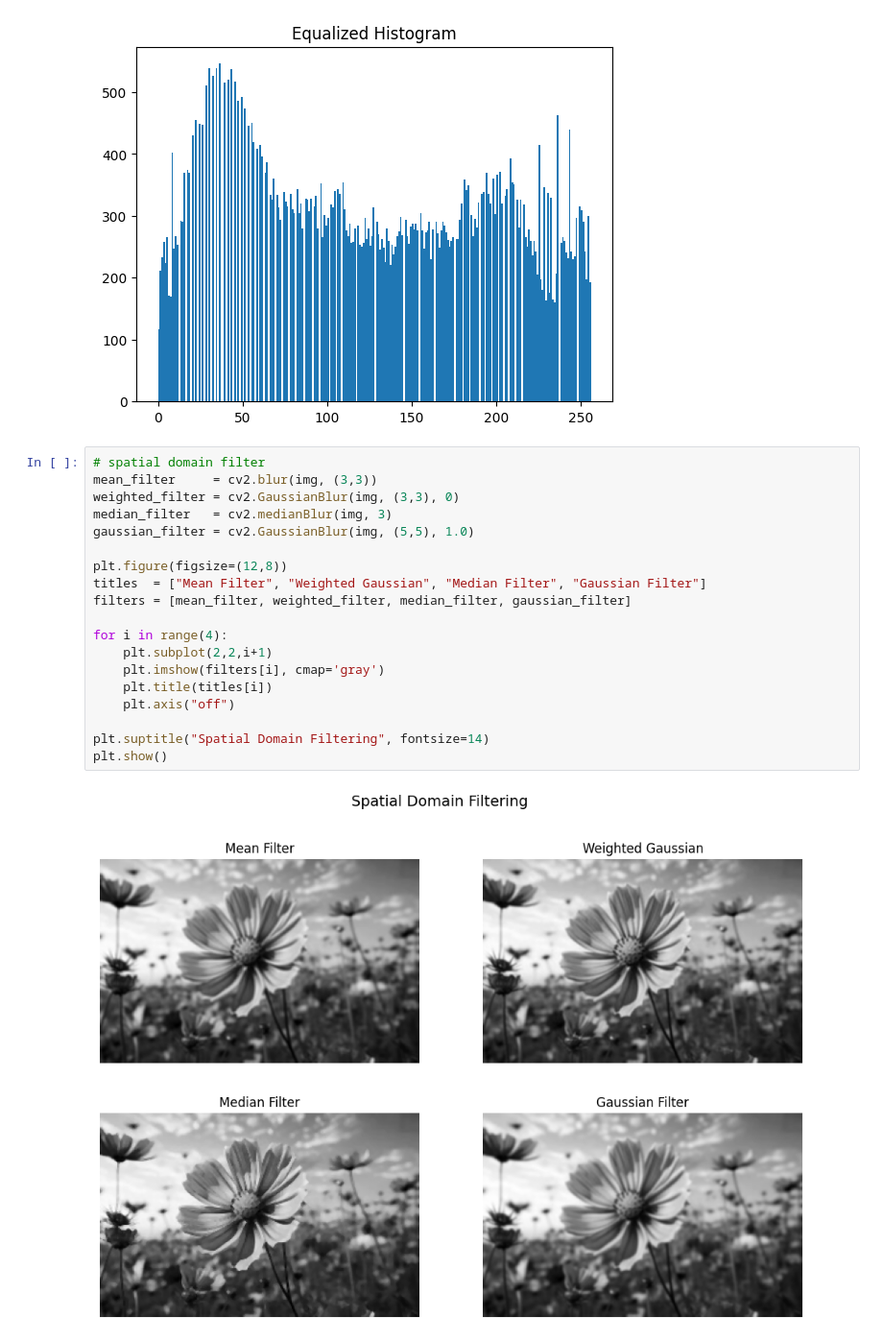
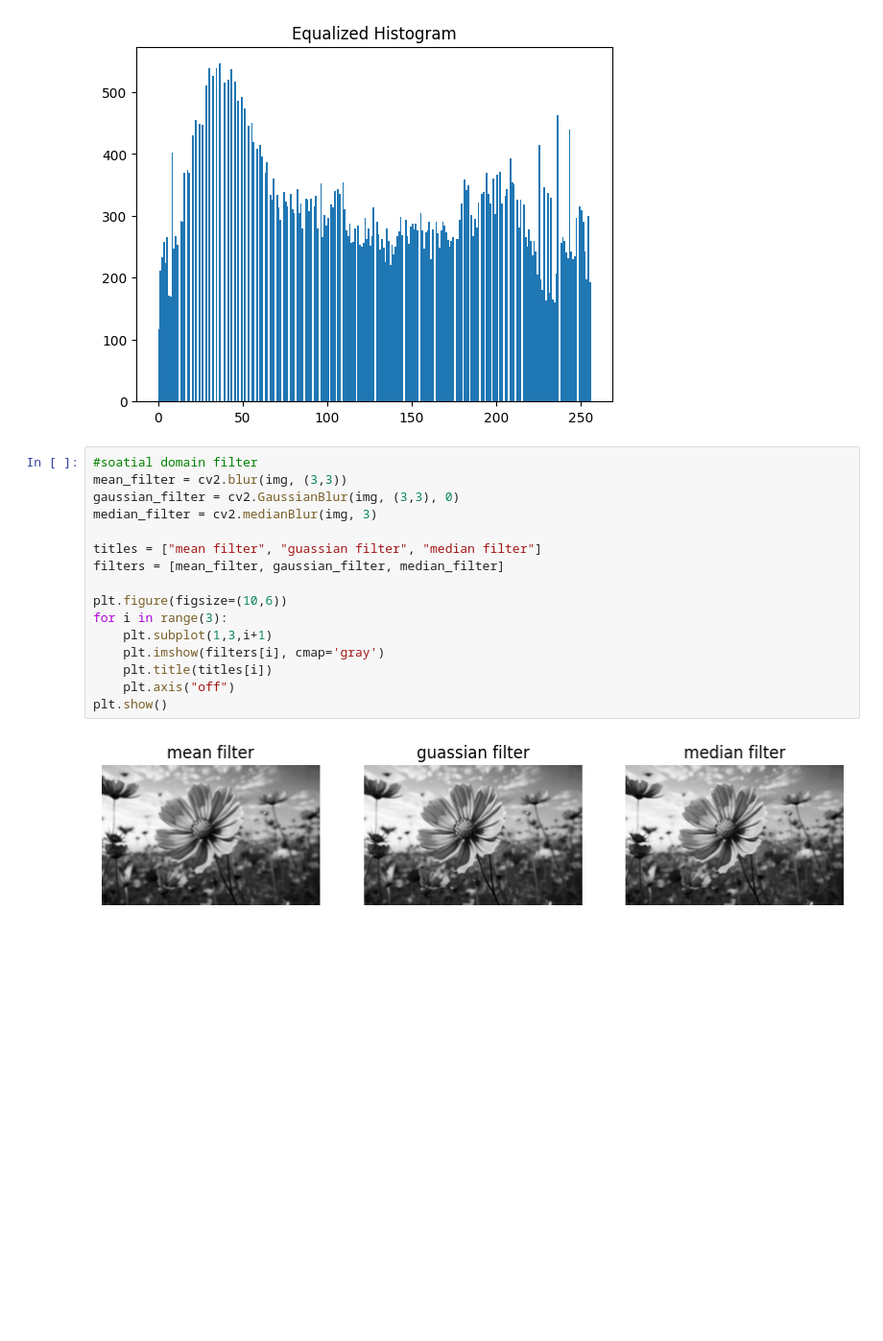
Before and after one commit to catpixie-47/FDIP, a Jupyter notebook: FDIP_2_123B1F047.ipynb, the cells around one changed output. Shown: that part at 96% size. Drawn from its saved outputs; the diff is of its cells as text; blank space fills up the shorter version.

```diff
--- a/FDIP_2_123B1F047.ipynb
+++ b/FDIP_2_123B1F047.ipynb
@@ -44,24 +45,21 @@ plt.show()
 # %% [output]
 [figure]
 # %%
-# spatial domain filter
-mean_filter     = cv2.blur(img, (3,3))
-weighted_filter = cv2.GaussianBlur(img, (3,3), 0)
-median_filter   = cv2.medianBlur(img, 3)
-gaussian_filter = cv2.GaussianBlur(img, (5,5), 1.0)
+#soatial domain filter
+mean_filter = cv2.blur(img, (3,3))
+gaussian_filter = cv2.GaussianBlur(img, (3,3), 0)
+median_filter = cv2.medianBlur(img, 3)
 
-plt.figure(figsize=(12,8))
-titles  = ["Mean Filter", "Weighted Gaussian", "Median Filter", "Gaussian Filter"]
-filters = [mean_filter, weighted_filter, median_filter, gaussian_filter]
+titles = ["mean filter", "guassian filter", "median filter"]
+filters = [mean_filter, gaussian_filter, median_filter]
 
-for i in range(4):
-    plt.subplot(2,2,i+1)
+plt.figure(figsize=(10,6))
+for i in range(3):
+    plt.subplot(1,3,i+1)
     plt.imshow(filters[i], cmap='gray')
     plt.title(titles[i])
     plt.axis("off")
-
-plt.suptitle("Spatial Domain Filtering", fontsize=14)
 plt.show()
 # %% [output]
-[figure, old version]
+[figure, new version]
 # %%
```
Also changed, not shown: parts of 3 cells of this notebook.
